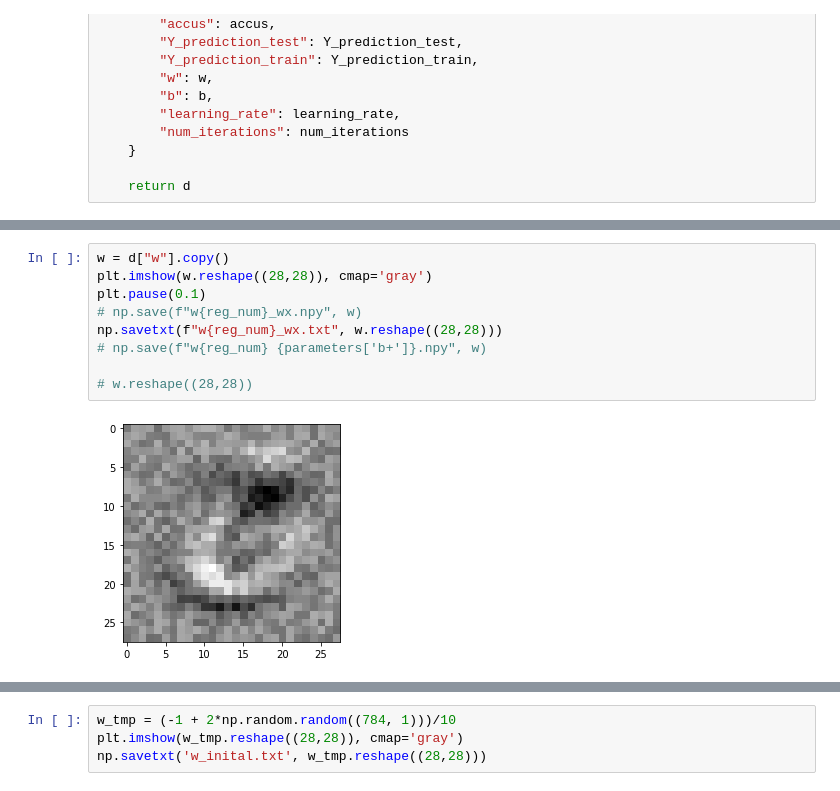
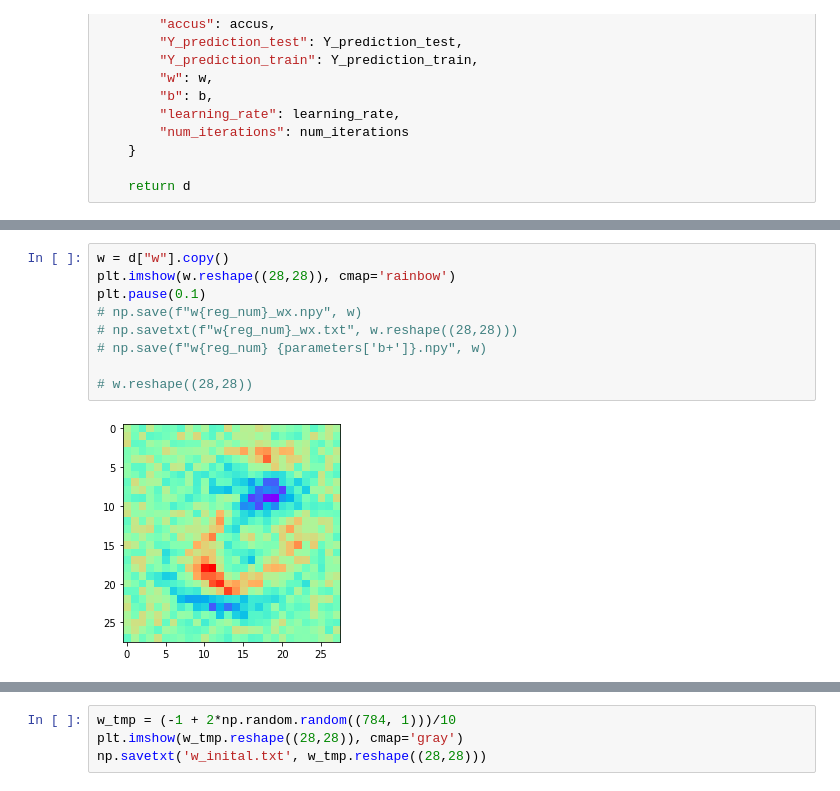
Before and after one commit to ShinATK/JupyterNotebook, a Jupyter notebook: myDeepLearning/COURSE1 Neural Networks and Deep Learning/Week 2/NumberRecognition/数字识别-二值回归.ipynb, the cells around one changed output, grey strips where cells are left out. Saved outputs shown, nothing was run; the diff lists cells and outputs as text.

```diff
--- a/myDeepLearning/COURSE1 Neural Networks and Deep Learning/Week 2/NumberRecognition/数字识别-二值回归.ipynb
+++ b/myDeepLearning/COURSE1 Neural Networks and Deep Learning/Week 2/NumberRecognition/数字识别-二值回归.ipynb
@@ -349,15 +349,15 @@ train accuracy: 98.22166666666666%
 test accuracy: 98.09%
 # %%
 w = d["w"].copy()
-plt.imshow(w.reshape((28,28)), cmap='gray')
+plt.imshow(w.reshape((28,28)), cmap='rainbow')
 plt.pause(0.1)
 # np.save(f"w{reg_num}_wx.npy", w)
-np.savetxt(f"w{reg_num}_wx.txt", w.reshape((28,28)))
+# np.savetxt(f"w{reg_num}_wx.txt", w.reshape((28,28)))
 # np.save(f"w{reg_num} {parameters['b+']}.npy", w)
 
 # w.reshape((28,28))
 # %% [output]
-[figure, old version]
+[figure, new version]
 # %%
 # tmp = np.zeros((w.shape[0], 1))
 # # tmp.shape
```
Also changed, not shown: parts of 5 cells of this notebook, 1 other file.
